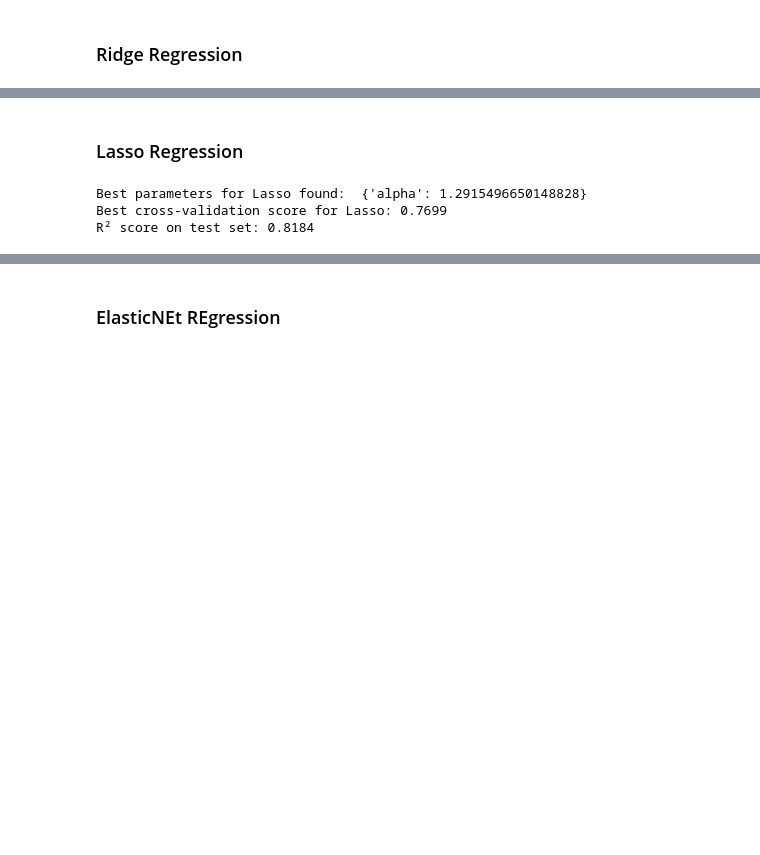
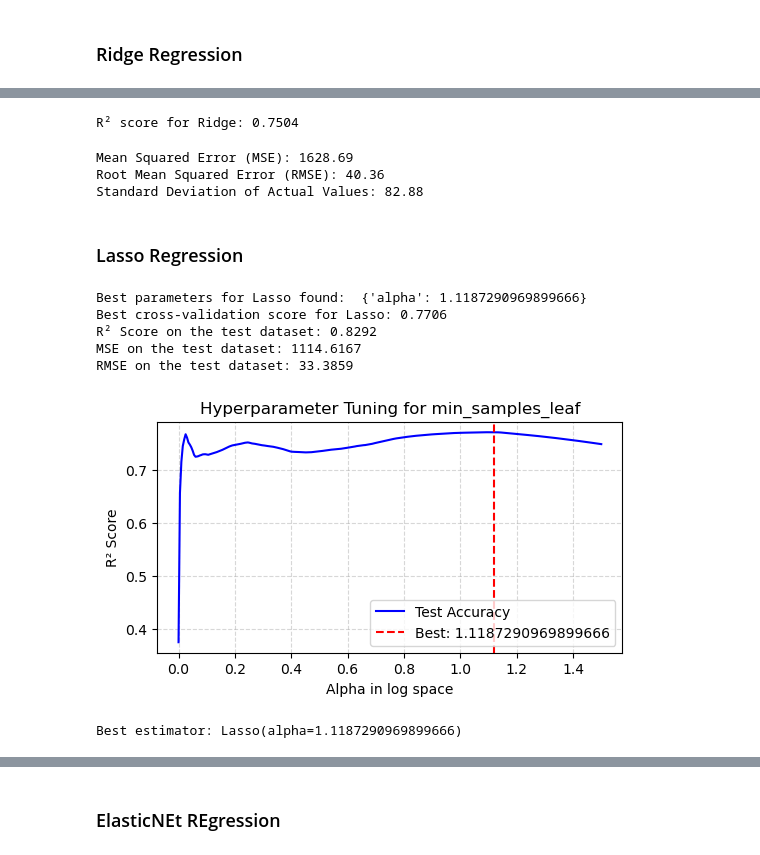
Before and after one commit to saulianskaitee/case1_CDA, a Jupyter notebook: 2_regularized.ipynb, the cells around one changed output, grey strips where cells are left out. Drawn from its saved outputs; the diff is of its cells as text; code cells hidden in the pictures; blank space fills up the shorter version.

```diff
--- a/2_regularized.ipynb
+++ b/2_regularized.ipynb
@@ -202,33 +192,97 @@ One standard error rule gives the best model with mean_test_score: 0.69723665514
+# %%
+alpha = Ridge_.cv_results_["param_alpha"][j]
+
+# Ridge Model (alpha=10)
+ridge = Ridge(alpha=alpha)
+ridge.fit(Xtrain, ytrain)
+y_pred_ridge = ridge.predict(Xtest)
+r2_ridge = r2_score(ytest, y_pred_ridge)
+print(f'R² score for Ridge: {r2_ridge:.4f}')
+# %% [output]
+R² score for Ridge: 0.7504
+# %%
+df_compare = pd.DataFrame({
+    'Actual': ytest,
+    'Predicted': y_pred_ridge,
+    'Squared Error (SE)': (ytest - y_pred_ridge) ** 2,  # Squared error
+    'Absolute Error (AE)': np.abs(ytest - y_pred_ridge)  # Absolute error
+})
+
+mse = df_compare["Squared Error (SE)"].mean()
+rmse = np.sqrt(mse)
+
+print(f"Mean Squared Error (MSE): {mse:.2f}")
+print(f"Root Mean Squared Error (RMSE): {rmse:.2f}")
+
+std_actual = df_compare["Actual"].std()
+print(f"Standard Deviation of Actual Values: {std_actual:.2f}")
+
+#If RMSE < std_actual: The model is reasonably good.
+#If RMSE ≈ std_actual: The model is performing just like a simple average prediction.
+#If RMSE > std_actual: The model is performing poorly
+# %% [output]
+Mean Squared Error (MSE): 1628.69
+Root Mean Squared Error (RMSE): 40.36
+Standard Deviation of Actual Values: 82.88
 # %% [markdown]
 ### Lasso Regression
 # %%
 # Initialize the Lasso model
 lasso = Lasso()
 
 # Define the hyperparameter grid for Lasso
 param_grid_lasso = {
-    'alpha': np.logspace(-3, 1, 10)  # Fixed logspace range
+    'alpha': np.linspace(0, 1.5, 300)  # Fixed logspace range
 }
 
+cv = KFold(n_splits=10, shuffle=True, random_state=42)
+
 # Set up the grid search with 5-fold cross-validation
-Lasso_ = GridSearchCV(lasso, param_grid_lasso, cv=5, scoring='r2')
+Lasso_ = GridSearchCV(lasso, param_grid_lasso, cv=cv, scoring='r2')
 
 # Fit the grid search to your training data
 Lasso_.fit(Xtrain, ytrain)
 
 # Print the best parameters and score
 print("Best parameters for Lasso found: ", Lasso_.best_params_)
 print("Best cross-validation score for Lasso: {:.4f}".format(Lasso_.best_score_))
 
 # Access the best model
 best_model_lasso = Lasso_.best_estimator_
 
 # Make predictions on the test set
 y_pred_lasso = best_model_lasso.predict(Xtest)
 
-# Optionally, you can also print the R² score of the model on the test set
-print("R² score on test set: {:.4f}".format(r2_score(ytest, y_pred_lasso)))
+# Calculate R² score on test set
+test_R2 = r2_score(ytest, y_pred_lasso)
+test_MSE = mean_squared_error(ytest, y_pred_lasso)
+test_RMSE = root_mean_squared_error(ytest, y_pred_lasso)
+
+print("R² Score on the test dataset: {:.4f}".format(test_R2))
+print("MSE on the test dataset: {:.4f}".format(test_MSE))
+print("RMSE on the test dataset: {:.4f}".format(test_RMSE))
+
+alphas = np.linspace(0, 1.5, 300)
+mean_test_scores = Lasso_.cv_results_['mean_test_score']
+
+# Plot results
+plt.figure(figsize=(6, 3))
+plt.plot(alphas, mean_test_scores, linestyle='-', color='b', label='Test Accuracy')
+plt.axvline(Lasso_.best_params_['alpha'], color='r', linestyle='--', label=f"Best: {Lasso_.best_params_['alpha']}")
+plt.xlabel('Alpha in log space')
+plt.ylabel('R² Score')
+plt.title('Hyperparameter Tuning for min_samples_leaf')
+plt.legend()
+plt.grid(True, linestyle='--', alpha=0.5)
+plt.show()
+
+# Print best estimator
+print(f'Best estimator: {Lasso_.best_estimator_}')
 # %% [output]
-Best parameters for Lasso found:  {'alpha': 1.2915496650148828}
-Best cross-validation score for Lasso: 0.7699
-R² score on test set: 0.8184
+Best parameters for Lasso found:  {'alpha': 1.1187290969899666}
+Best cross-validation score for Lasso: 0.7706
+R² Score on the test dataset: 0.8292
+MSE on the test dataset: 1114.6167
+RMSE on the test dataset: 33.3859
+[figure, added]
+Best estimator: Lasso(alpha=1.1187290969899666)
```
Also changed, not shown: parts of 33 cells of this notebook.
